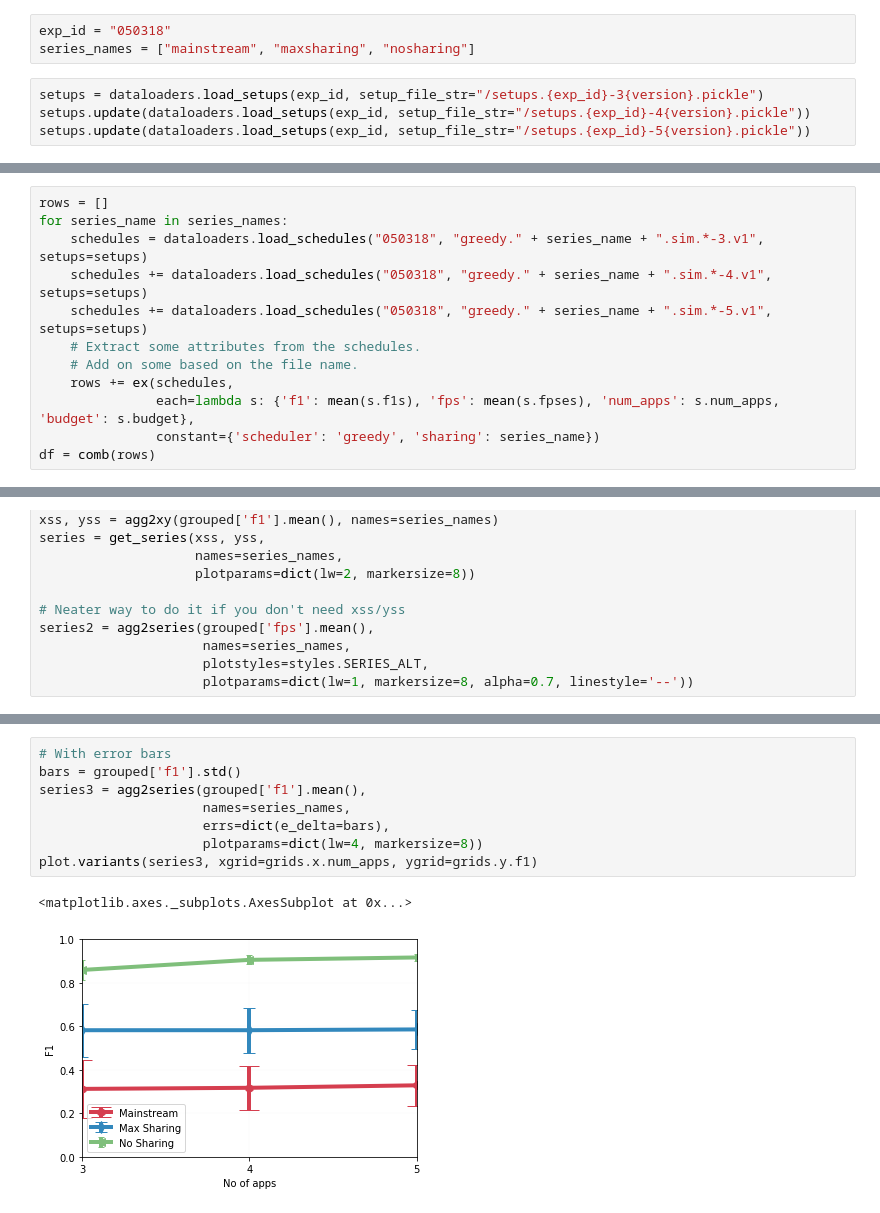
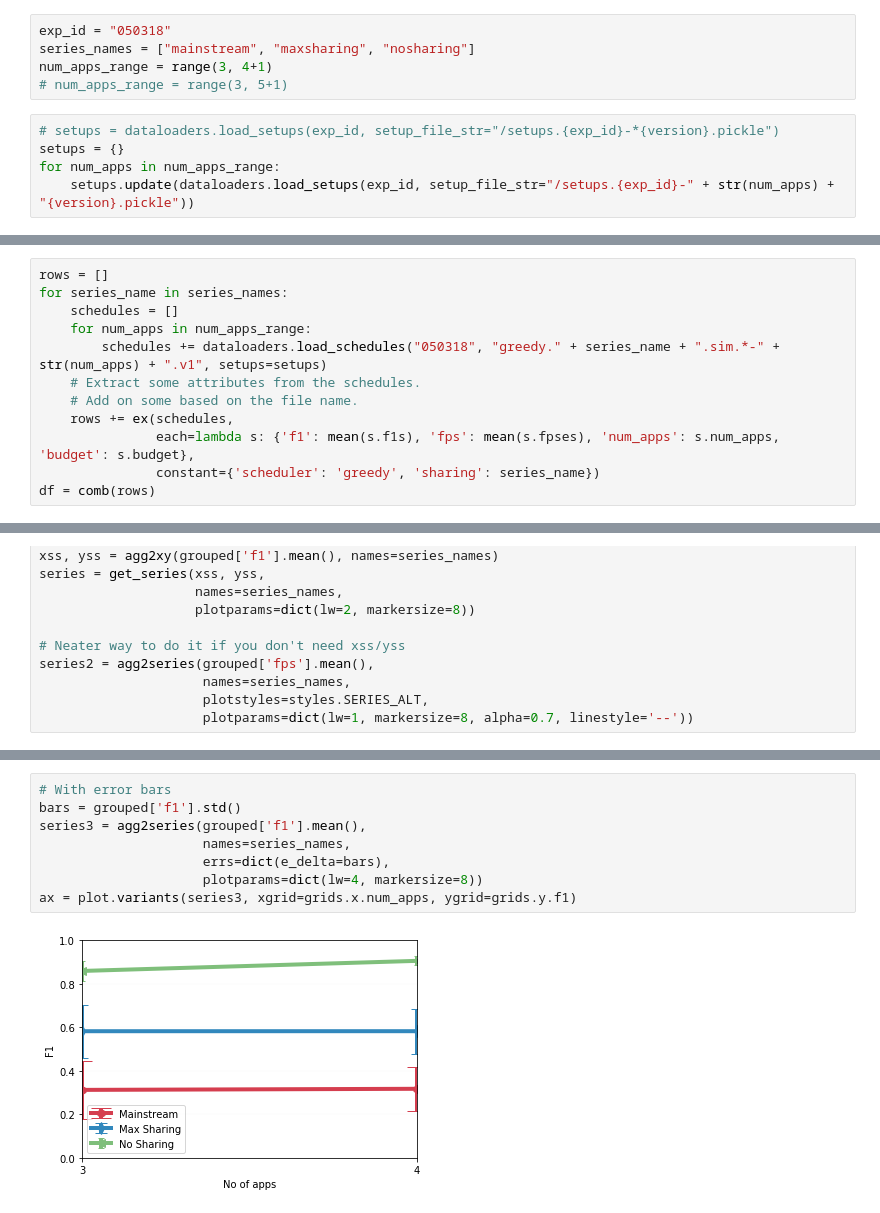
Before and after one commit to angelajiang/mainstream-analysis, a Jupyter notebook: 2018-Spring/notebooks/daniel/fig7.ipynb, the cells around one changed output, grey strips where cells are left out. Cells and saved outputs as stored; diff of their text form.

```diff
--- a/2018-Spring/notebooks/daniel/fig7.ipynb
+++ b/2018-Spring/notebooks/daniel/fig7.ipynb
@@ -3,10 +3,13 @@
 # %%
 exp_id = "050318"
 series_names = ["mainstream", "maxsharing", "nosharing"]
+num_apps_range = range(3, 4+1)
+# num_apps_range = range(3, 5+1)
 # %%
-setups = dataloaders.load_setups(exp_id, setup_file_str="/setups.{exp_id}-3{version}.pickle")
-setups.update(dataloaders.load_setups(exp_id, setup_file_str="/setups.{exp_id}-4{version}.pickle"))
-setups.update(dataloaders.load_setups(exp_id, setup_file_str="/setups.{exp_id}-5{version}.pickle"))
+# setups = dataloaders.load_setups(exp_id, setup_file_str="/setups.{exp_id}-*{version}.pickle")
+setups = {}
+for num_apps in num_apps_range:
+    setups.update(dataloaders.load_setups(exp_id, setup_file_str="/setups.{exp_id}-" + str(num_apps) + "{version}.pickle"))
 # %% [output]
 Loading setups... Done
 Loading setups... Done
@@ -20,9 +20,9 @@ Loading setups... Done
 # %%
 rows = []
 for series_name in series_names:
-    schedules = dataloaders.load_schedules("050318", "greedy." + series_name + ".sim.*-3.v1", setups=setups)
-    schedules += dataloaders.load_schedules("050318", "greedy." + series_name + ".sim.*-4.v1", setups=setups)
-    schedules += dataloaders.load_schedules("050318", "greedy." + series_name + ".sim.*-5.v1", setups=setups)
+    schedules = []
+    for num_apps in num_apps_range:
+        schedules += dataloaders.load_schedules("050318", "greedy." + series_name + ".sim.*-" + str(num_apps) + ".v1", setups=setups)
     # Extract some attributes from the schedules.
     # Add on some based on the file name.
     rows += ex(schedules,
@@ -69,14 +69,13 @@ plot.variants(series3, xgrid=grids.x.num_apps, ygrid=grids.y.f1)
 # %%
 # With error bars
 bars = grouped['f1'].std()
 series3 = agg2series(grouped['f1'].mean(),
                      names=series_names,
                      errs=dict(e_delta=bars),
                      plotparams=dict(lw=4, markersize=8))
-plot.variants(series3, xgrid=grids.x.num_apps, ygrid=grids.y.f1)
+ax = plot.variants(series3, xgrid=grids.x.num_apps, ygrid=grids.y.f1)
 # %% [output]
-<matplotlib.axes._subplots.AxesSubplot at 0x...>
-[figure, old version]
+[figure, new version]
 # %%
 ax1, ax2 = plot.variants_dual(series, series2,
                               xgrid=grids.x.num_apps,
```
Also changed, not shown: parts of 7 cells of this notebook, 3 other files.
